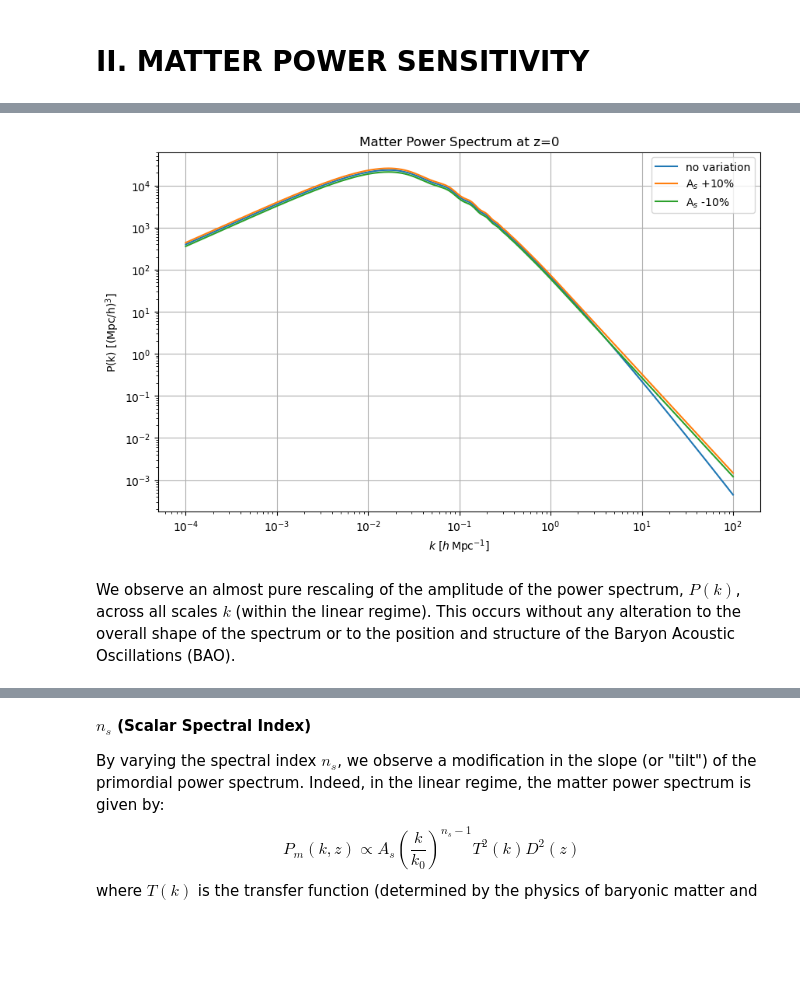
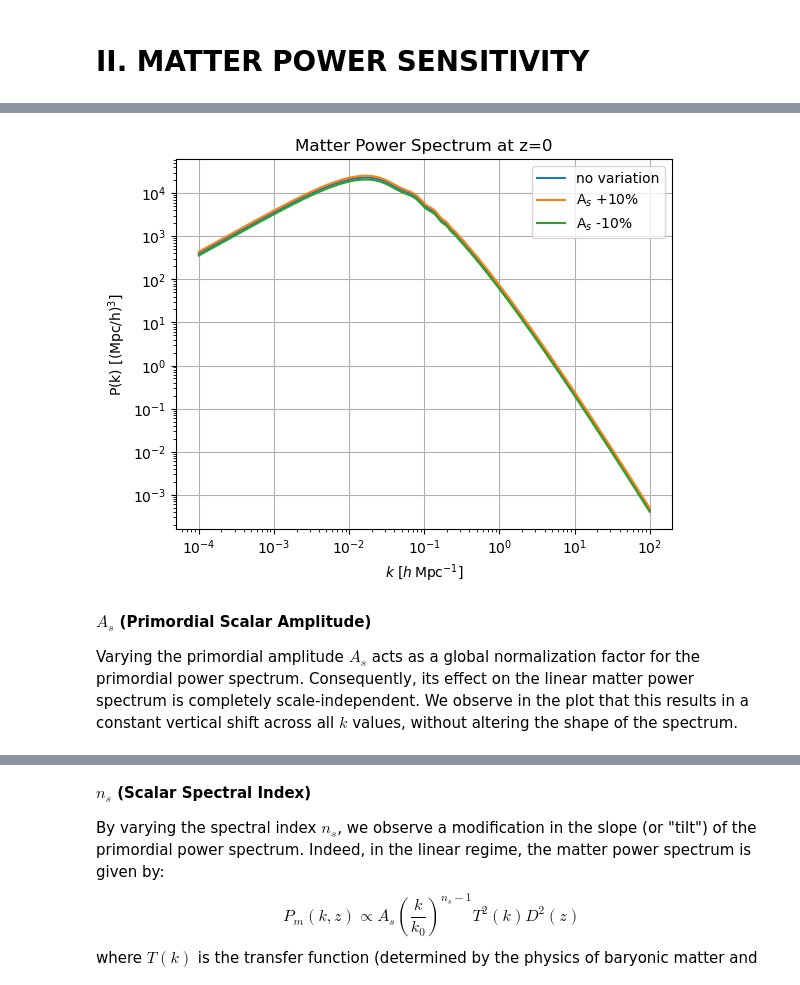
Before and after one commit to aleblgr/SC, a Jupyter notebook: week-7_2.ipynb, the cells around one changed output, grey strips where cells are left out. Saved outputs shown, nothing was run; the diff lists cells and outputs as text; code cells hidden in the pictures; blank space fills up the shorter version.

```diff
--- a/week-7_2.ipynb
+++ b/week-7_2.ipynb
@@ -18,14 +18,17 @@ k, z, Pk = results.get_matter_power_spectrum(
 )
 # %%
 # Changing A_s by +/-10%
-A_s_pars_plus  = camb.set_params(
-    H0=67.5, ombh2=0.022, omch2=0.122, mnu=0.06, omk=0, tau=0.06, As=2e-9, ns=0.965, halofit_version='mead', lmax=3000,WantTransfer=True
-    )
+A_s_pars_plus = camb.set_params(
+    H0=67.5, ombh2=0.022, omch2=0.122, mnu=0.06, omk=0, tau=0.06,
+    As=2e-9 * 1.10, ns=0.965, halofit_version='mead', lmax=3000, WantTransfer=True
+)
+A_s_pars_plus.set_matter_power(redshifts=[0.0], kmax=200.0, nonlinear=False)
+
 A_s_pars_minus = camb.set_params(
-    H0=67.5, ombh2=0.022, omch2=0.122, mnu=0.06, omk=0, tau=0.06, As=2e-9, ns=0.965, halofit_version='mead', lmax=3000, WantTransfer=True
+    H0=67.5, ombh2=0.022, omch2=0.122, mnu=0.06, omk=0, tau=0.06,
+    As=2e-9 * 0.90, ns=0.965, halofit_version='mead', lmax=3000, WantTransfer=True
 )
-A_s_pars_minus.InitPower.As *= 90./100.
-A_s_pars_plus.InitPower.As *= 110./100.
+A_s_pars_minus.set_matter_power(redshifts=[0.0], kmax=200.0, nonlinear=False)
 
 # Computing results for this parameter
 A_s_results_plus = camb.get_results(A_s_pars_plus)
@@ -43,19 +43,21 @@ WARNING:root:get_matter_power_spectrum using larger k_max than input parameter T
 # %%
-# Plotting power spectrum with varying As
-plt.figure(figsize=(10, 6))
+# Plotting power spectrum with varying A_s
+plt.figure()
 plt.loglog(k, Pk[0, :],label= 'no variation')
 plt.loglog(A_s_k_plus, A_s_Pk_plus[0, :], label=r'A$_s$ +10%')
 plt.loglog(A_s_k_minus, A_s_Pk_minus[0, :], label=r'A$_s$ -10%')
 plt.legend()
 plt.xlabel(r"$k\ [h\,\mathrm{Mpc}^{-1}]$")
 plt.ylabel('P(k) [(Mpc/h)$^3$]')
 plt.title('Matter Power Spectrum at z=0')
 plt.grid(True)
 plt.show()
 # %% [output]
-[figure, old version]
+[figure, new version]
-# %% [markdown]
-We observe an almost pure rescaling of the amplitude of the power spectrum, $P(k)$, across all scales $k$ (within the linear regime). This occurs without any alteration to the overall shape of the spectrum or to the position and structure of the Baryon Acoustic Oscillations (BAO).
+# %% [markdown]
+**$A_s$ (Primordial Scalar Amplitude)**
+
+Varying the primordial amplitude $A_s$ acts as a global normalization factor for the primordial power spectrum. Consequently, its effect on the linear matter power spectrum is completely scale-independent. We observe in the plot that this results in a constant vertical shift across all $k$ values, without altering the shape of the spectrum.
 # %%
 # Changing n_s by +/-10%
 
```
Also changed, not shown: parts of 11 cells of this notebook, 1 other file.
